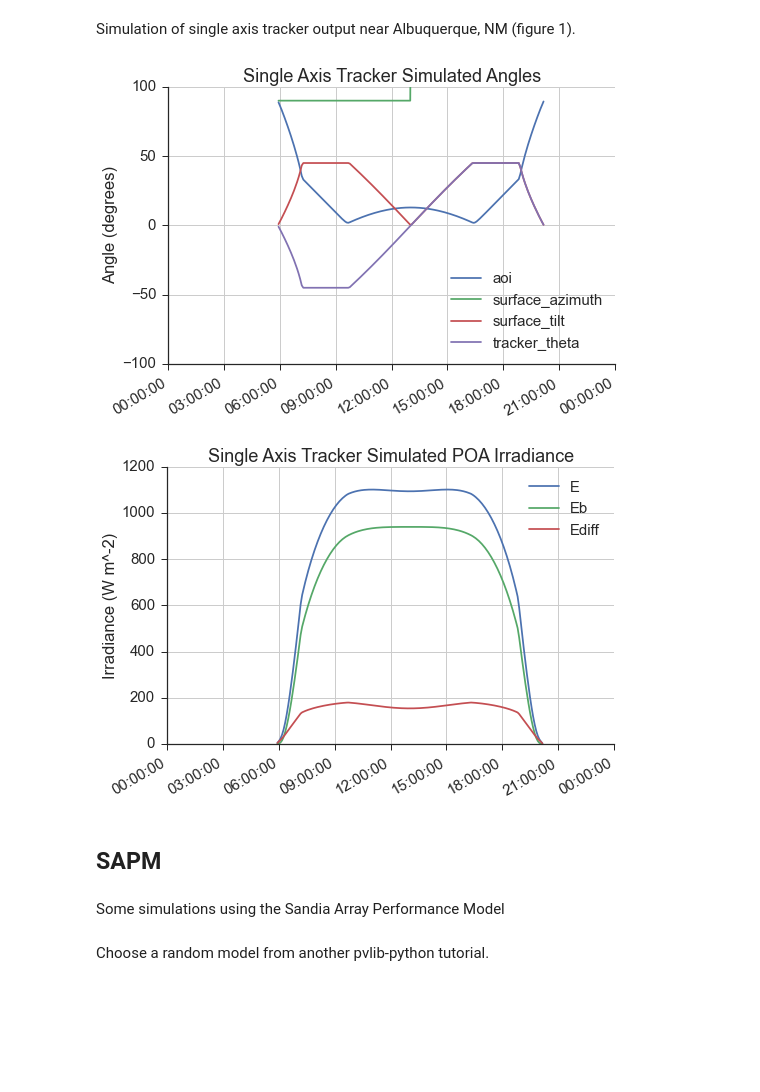
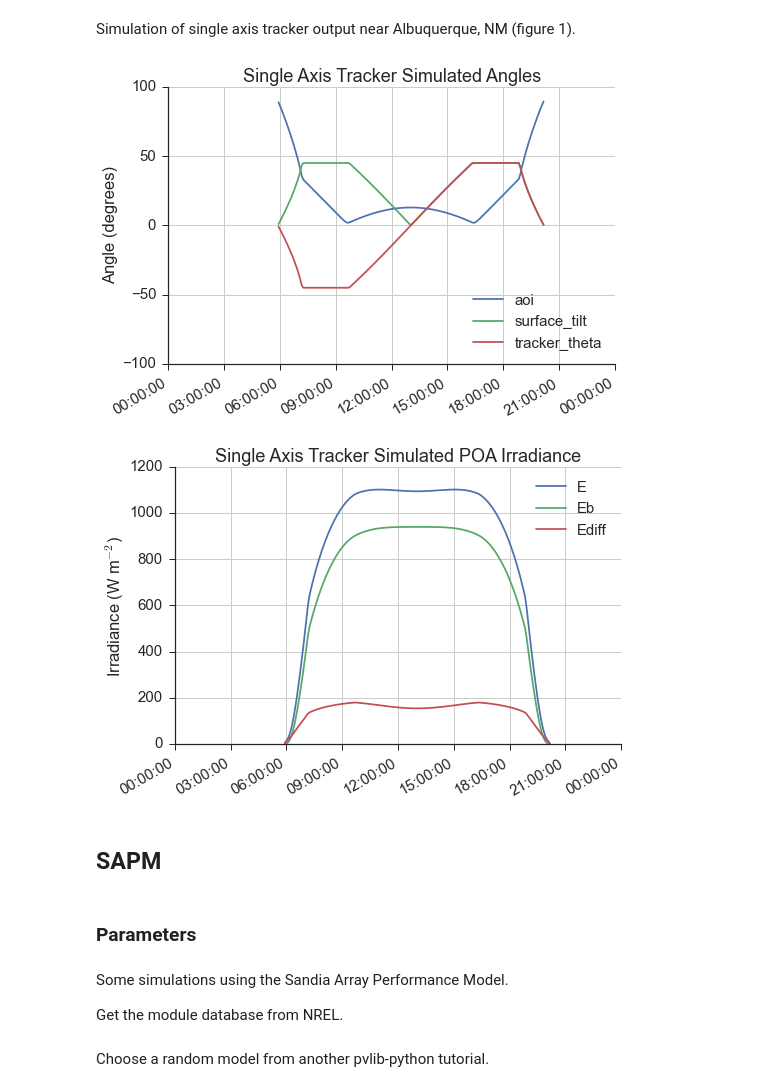
Before and after one commit to pvlib/pvsc2015, a Jupyter notebook: paper.ipynb, the cells around one changed output. Saved outputs shown, nothing was run; the diff lists cells and outputs as text; code cells hidden in the pictures; blank space fills up the shorter version.

Commit message:
tweak figures

```diff
--- a/paper.ipynb
+++ b/paper.ipynb
@@ -88,7 +91,7 @@ tracker_data = pvlib.tracking.singleaxis(solpos['apparent_zenith'], solpos['azim
                                          axis_tilt=0, axis_azimuth=180, max_angle=45,
                                          backtrack=True, gcr=.3)
 
-tracker_data.plot()
+tracker_data.drop('surface_azimuth', axis=1).plot()
 plt.ylim(-100,100)
 plt.ylabel('Angle (degrees)')
 plt.title('Single Axis Tracker Simulated Angles')
@@ -96,32 +99,36 @@ sns.despine()
 
 if save: plt.savefig('/home/will/git_repos/pvsc2015/abq-tracker.eps', format='eps')
 # %% [output]
-[figure, old version]
+[figure, new version]
 # %%
 irrad_data = pvlib.clearsky.ineichen(times, abq)
 
 dni_et = pd.Series(pvlib.irradiance.extraradiation(times.dayofyear, method='asce'), index=times).tz_localize(abq.tz)
 
 ground_irrad = pvlib.irradiance.grounddiffuse(tracker_data['surface_tilt'], irrad_data['GHI'], albedo=.25)
 
 haydavies_diffuse = pvlib.irradiance.haydavies(tracker_data['surface_tilt'], tracker_data['surface_azimuth'],
                                                 irrad_data['DHI'], irrad_data['DNI'], dni_et,
                                                 solpos['apparent_zenith'], solpos['azimuth'])
 
 global_in_plane = pvlib.irradiance.globalinplane(tracker_data['aoi'], irrad_data['DNI'],
                                                  haydavies_diffuse, ground_irrad)
 global_in_plane.plot()
 sns.despine()
-plt.ylabel('Irradiance (W m^-2)')
+plt.ylabel('Irradiance (W m$^{-2}$)')
 plt.title('Single Axis Tracker Simulated POA Irradiance')
 
 if save: plt.savefig('/home/will/git_repos/pvsc2015/abq-tracker-irrad.eps', format='eps')
 # %% [output]
-[figure, old version]
+[figure, new version]
 # %% [markdown]
 ## SAPM
+# %% [markdown]
+### Parameters
 # %% [markdown]
-Some simulations using the Sandia Array Performance Model
+Some simulations using the Sandia Array Performance Model.
+
+Get the module database from NREL.
 # %%
 sandia_modules = pvlib.pvsystem.retrieve_sam(name='SandiaMod')
 #sandia_modules
```
Also changed, not shown: parts of 11 cells of this notebook, 4 other files.
